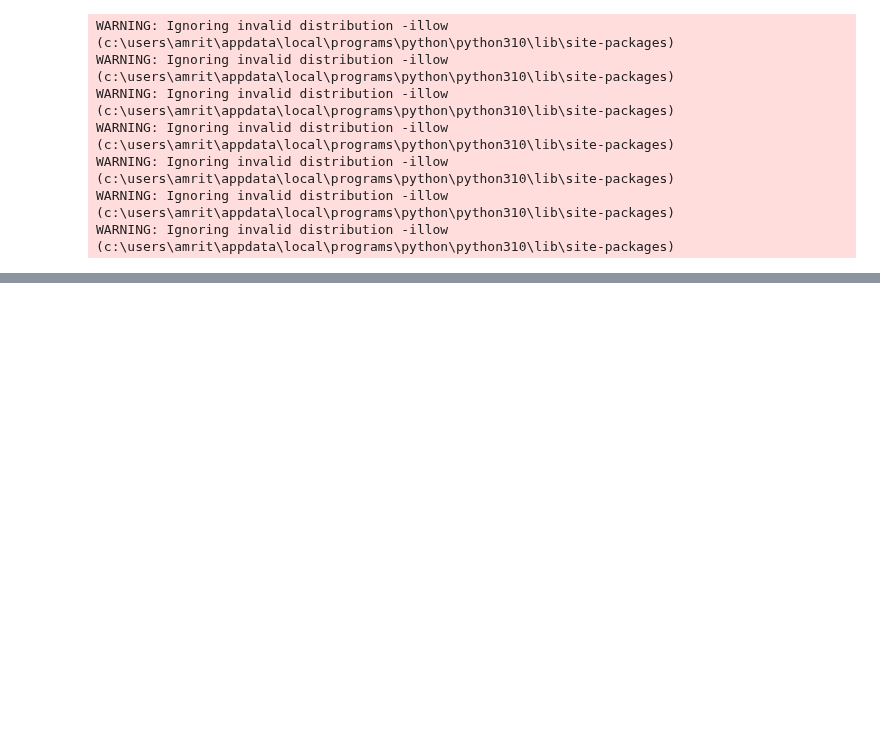
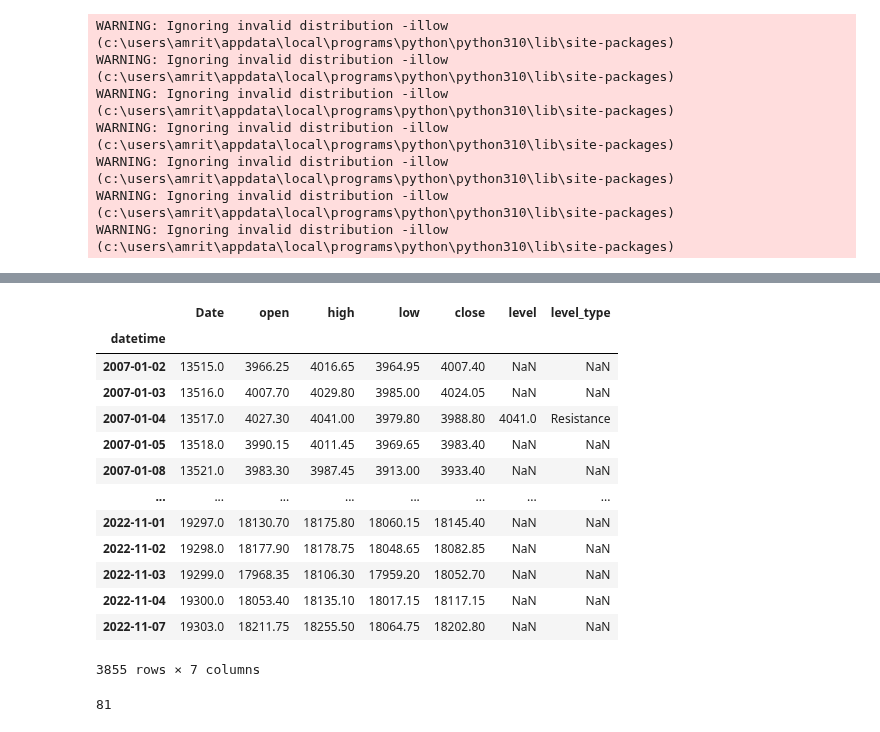
Before and after one commit to intilt/Intrade_ai, a Jupyter notebook: Notebooks/support_and_resistance.ipynb, the cells around one changed output, grey strips where cells are left out. Drawn from its saved outputs; the diff is of its cells as text; code cells hidden in the pictures; blank space fills up the shorter version.

```diff
--- a/Notebooks/support_and_resistance.ipynb
+++ b/Notebooks/support_and_resistance.ipynb
@@ -67,8 +75,8 @@ plt.rc('font', size=14)
 # %%
-df = pd.read_csv('C:/Users/Amrit/Intilt/Intrade_ai/Data/Nifty/nifty_1day_continous.csv')
-df = df.set_index("datetime")
+df = pd.read_csv('Data/Nifty/nifty_1day_continous.csv')
+'''df = df.set_index("datetime")
 df['Date'] = pd.to_datetime(df.index)
 df['Date'] = df['Date'].apply(mpl_dates.date2num)
 df = df.loc[:,['Date', 'open', 'high', 'low', 'close']]
-df
+df'''
 # %% [output]
@@ -164,0 +190,26 @@ plot_levels()
+# %%
+# Optimizing the analysis by adjusting the data and eliminating the noise from volatility that is causing multiple levels to show/overlapp
+lst = []
+levels = []
+level_types = []
+for i in range(2, df.shape[0] - 2):
+
+  if is_Suppport_Level(df, i):
+    level = df['low'][i].round(2)
+
+    if distance_from_mean(level):
+      lst.append((df.index[i], level, 'Support'))
+      levels.append((i, level))
+      level_types.append('Support')
+
+  elif is_Resistance_Level(df, i):
+    level = df['high'][i].round(2)
+
+    if distance_from_mean(level):
+      lst.append((df.index[i], level, 'Resistance'))
+      levels.append((i, level))
+      level_types.append('Resistance')
+  '''else:
+      lst.append((df.index[i], np.nan, np.nan))
+for i in range(df.shape[0] - 2, df.shape[0]):
+  lst.append((df.index[i], np.nan, np.nan))'''
@@ -164,0 +236,22 @@ plot_levels()
+# %%
+df2 = df.join(df1)
+df2
+# %% [output]
+|  | Date | open | high | low | close | level | level_type |
+| datetime |  |  |  |  |  |  |  |
+| 2007-01-02 | 13515.0 | 3966.25 | 4016.65 | 3964.95 | 4007.40 | NaN | NaN |
+| 2007-01-03 | 13516.0 | 4007.70 | 4029.80 | 3985.00 | 4024.05 | NaN | NaN |
+| 2007-01-04 | 13517.0 | 4027.30 | 4041.00 | 3979.80 | 3988.80 | 4041.0 | Resistance |
+| 2007-01-05 | 13518.0 | 3990.15 | 4011.45 | 3969.65 | 3983.40 | NaN | NaN |
+| 2007-01-08 | 13521.0 | 3983.30 | 3987.45 | 3913.00 | 3933.40 | NaN | NaN |
+| ... | ... | ... | ... | ... | ... | ... | ... |
+| 2022-11-01 | 19297.0 | 18130.70 | 18175.80 | 18060.15 | 18145.40 | NaN | NaN |
+| 2022-11-02 | 19298.0 | 18177.90 | 18178.75 | 18048.65 | 18082.85 | NaN | NaN |
+| 2022-11-03 | 19299.0 | 17968.35 | 18106.30 | 17959.20 | 18052.70 | NaN | NaN |
+| 2022-11-04 | 19300.0 | 18053.40 | 18135.10 | 18017.15 | 18117.15 | NaN | NaN |
+| 2022-11-07 | 19303.0 | 18211.75 | 18255.50 | 18064.75 | 18202.80 | NaN | NaN |
+3855 rows × 7 columns
+# %%
+df2['level_type'].notnull().sum()
+# %% [output]
+81
```
Also changed, not shown: parts of 13 cells of this notebook, 4 other files.
